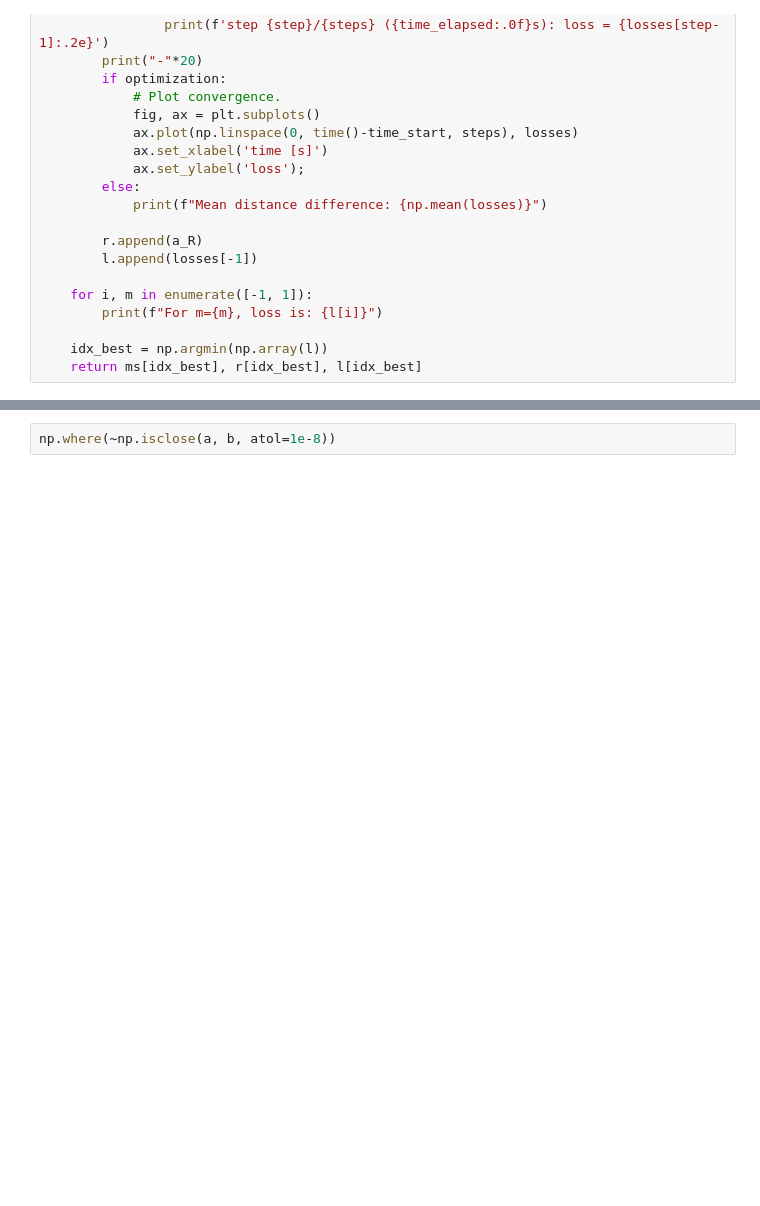
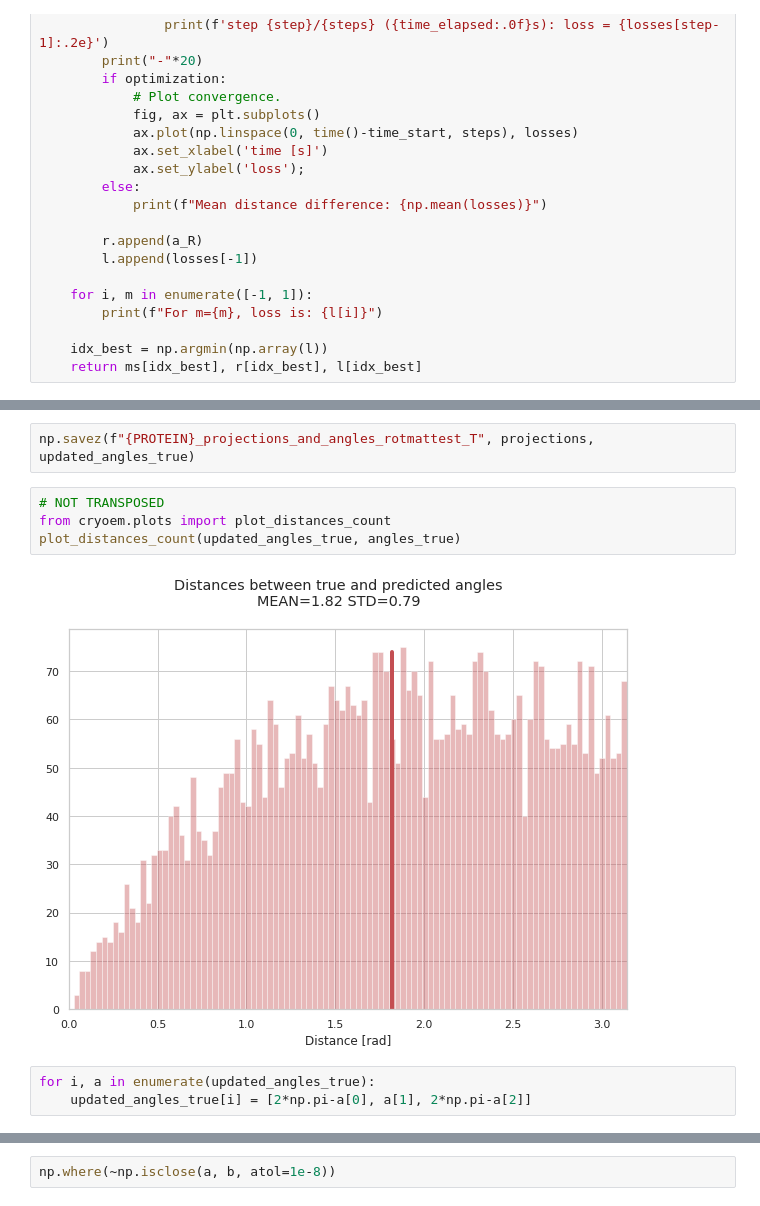
Before and after one commit to JelenaBanjac/protein-reconstruction, a Jupyter notebook: notebooks/1-phase1/angle_alignment_RotMatrices.ipynb, the cells around one changed output, grey strips where cells are left out. Saved outputs shown, nothing was run; the diff lists cells and outputs as text; blank space fills up the shorter version.

```diff
--- a/notebooks/1-phase1/angle_alignment_RotMatrices.ipynb
+++ b/notebooks/1-phase1/angle_alignment_RotMatrices.ipynb
@@ -355,0 +402,11 @@ def update_angles(m, a_R, a_predicted):
+# %%
+np.savez(f"{PROTEIN}_projections_and_angles_rotmattest_T", projections, updated_angles_true)
+# %%
+# NOT TRANSPOSED
+from cryoem.plots import plot_distances_count
+plot_distances_count(updated_angles_true, angles_true)
+# %% [output]
+[figure, added]
+# %%
+for i, a in enumerate(updated_angles_true):
+    updated_angles_true[i] = [2*np.pi-a[0], a[1], 2*np.pi-a[2]]
```
Also changed, not shown: parts of 24 cells of this notebook, 3 other files.
